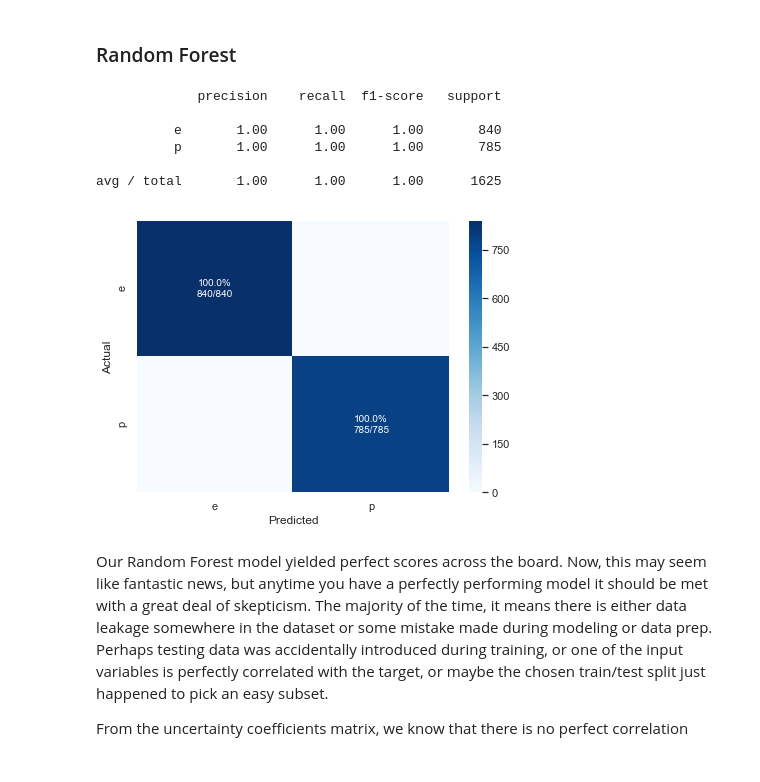
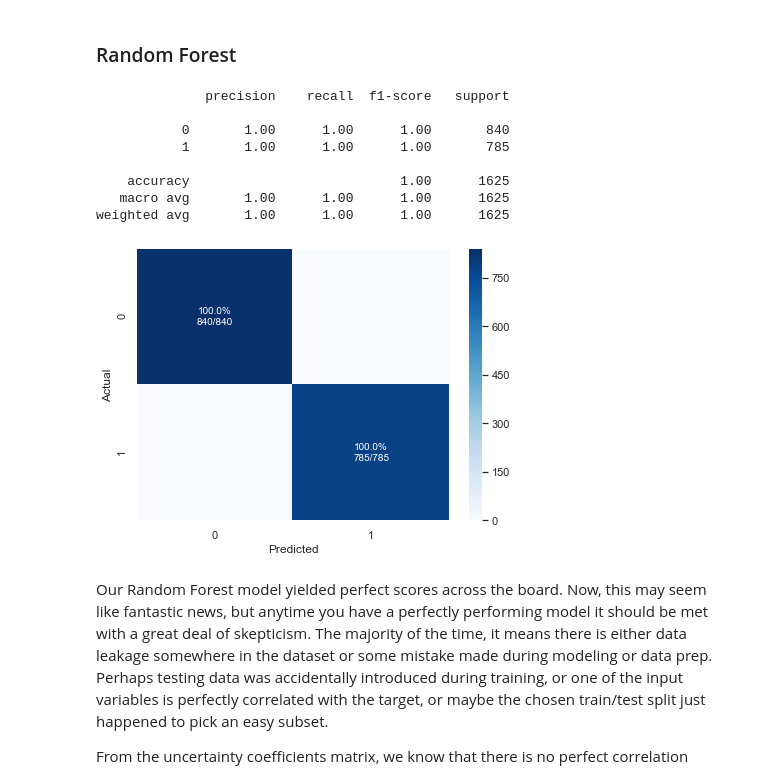
Before and after one commit to Rypo/notebooks, a Jupyter notebook: 7_xgboost_rf_agaricus.ipynb, the cells around one changed output. Saved outputs shown, nothing was run; the diff lists cells and outputs as text; code cells hidden in the pictures.

```diff
--- a/7_xgboost_rf_agaricus.ipynb
+++ b/7_xgboost_rf_agaricus.ipynb
@@ -289,5 +294,5 @@ X_enc,y_enc = X.apply(lambda x: x.cat.codes), y.cat.codes # numericize
 # %%
-X_train, X_test, y_train, y_test = train_test_split(X_enc, y, test_size=.20, random_state=RS)
+X_train, X_test, y_train, y_test = train_test_split(X_enc, y_enc, test_size=.20, random_state=RS)
 # %% [markdown]
 dataset just using the categorical encoded dataset.
 # %%
@@ -365,18 +370,20 @@ def pplot_cm(y_true, y_pred, labels, filename=None, ymap=None, cf_report=False,
 # %% [markdown]
 ### Random Forest
 # %%
-rfc = RandomForestClassifier(n_jobs=-1,random_state=RS)
+rfc = RandomForestClassifier(100 ,n_jobs=-1, random_state=RS)
 rfc.fit(X_train,y_train)
 preds = rfc.predict(X_test)
 pplot_cm(y_test, preds, rfc.classes_, cf_report=True, figsize=(7,5), cmap='Blues')
 # %% [output]
-             precision    recall  f1-score   support
+              precision    recall  f1-score   support
 
-          e       1.00      1.00      1.00       840
-          p       1.00      1.00      1.00       785
+           0       1.00      1.00      1.00       840
+           1       1.00      1.00      1.00       785
 
-avg / total       1.00      1.00      1.00      1625
+    accuracy                           1.00      1625
+   macro avg       1.00      1.00      1.00      1625
+weighted avg       1.00      1.00      1.00      1625
-[figure, old version]
+[figure, new version]
 # %% [markdown]
 Our Random Forest model yielded perfect scores across the board. Now, this may seem like fantastic news, but anytime you have a perfectly performing model it should be met with a great deal of skepticism. The majority of the time, it means there is either data leakage somewhere in the dataset or some mistake made during modeling or data prep. Perhaps testing data was accidentally introduced during training, or one of the input variables is perfectly correlated with the target, or maybe the chosen train/test split just happened to pick an easy subset.
 
```
Also changed, not shown: parts of 51 cells of this notebook, 1 other file.
